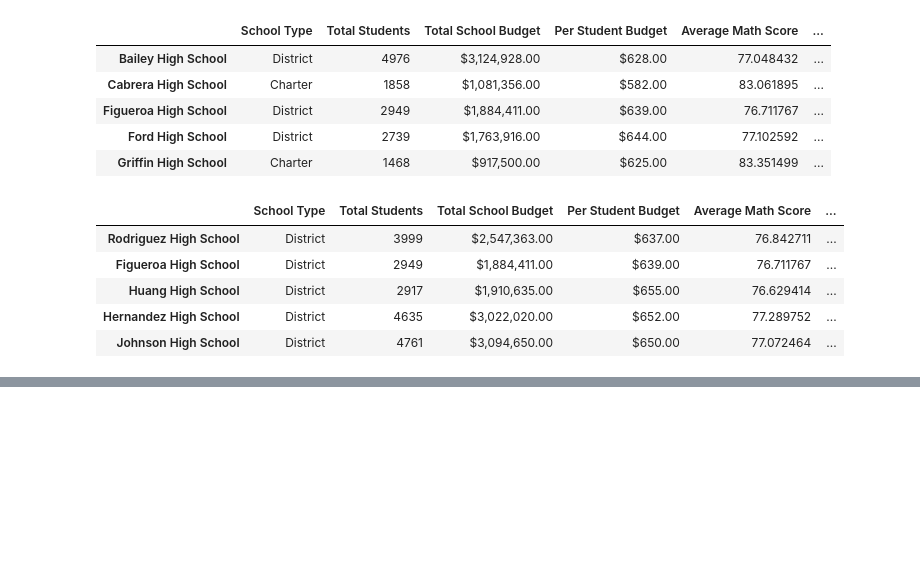
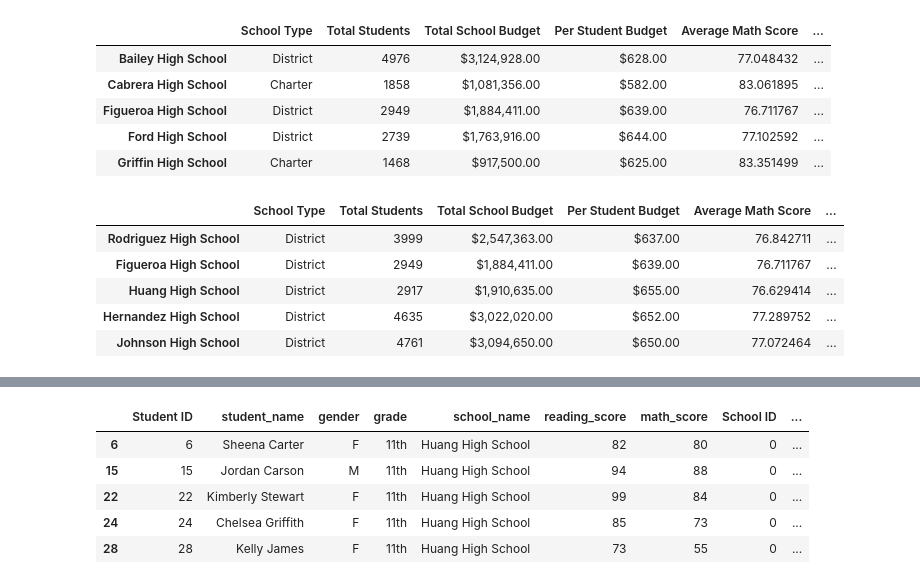
Before and after one commit to JoePizz/School_District_Analysis, a Jupyter notebook: PyCitySchools.ipynb, the cells around one changed output, grey strips where cells are left out. Saved outputs shown, nothing was run; the diff lists cells and outputs as text; code cells hidden in the pictures; blank space fills up the shorter version.

```diff
--- a/PyCitySchools.ipynb
+++ b/PyCitySchools.ipynb
@@ -981,0 +1003,10 @@ top_schools.head()
+# %%
+eleventh_graders = school_data_complete_df[(school_data_complete_df["grade"] == "11th")]
+eleventh_graders.head()
+# %% [output]
+|  | Student ID | student_name | gender | grade | school_name | reading_score | math_score | School ID | ... |
+| 6 | 6 | Sheena Carter | F | 11th | Huang High School | 82 | 80 | 0 | ... |
+| 15 | 15 | Jordan Carson | M | 11th | Huang High School | 94 | 88 | 0 | ... |
+| 22 | 22 | Kimberly Stewart | F | 11th | Huang High School | 99 | 84 | 0 | ... |
+| 24 | 24 | Chelsea Griffith | F | 11th | Huang High School | 85 | 73 | 0 | ... |
+| 28 | 28 | Kelly James | F | 11th | Huang High School | 73 | 55 | 0 | ... |
```
Also changed, not shown: parts of 15 cells of this notebook, 1 other file.
